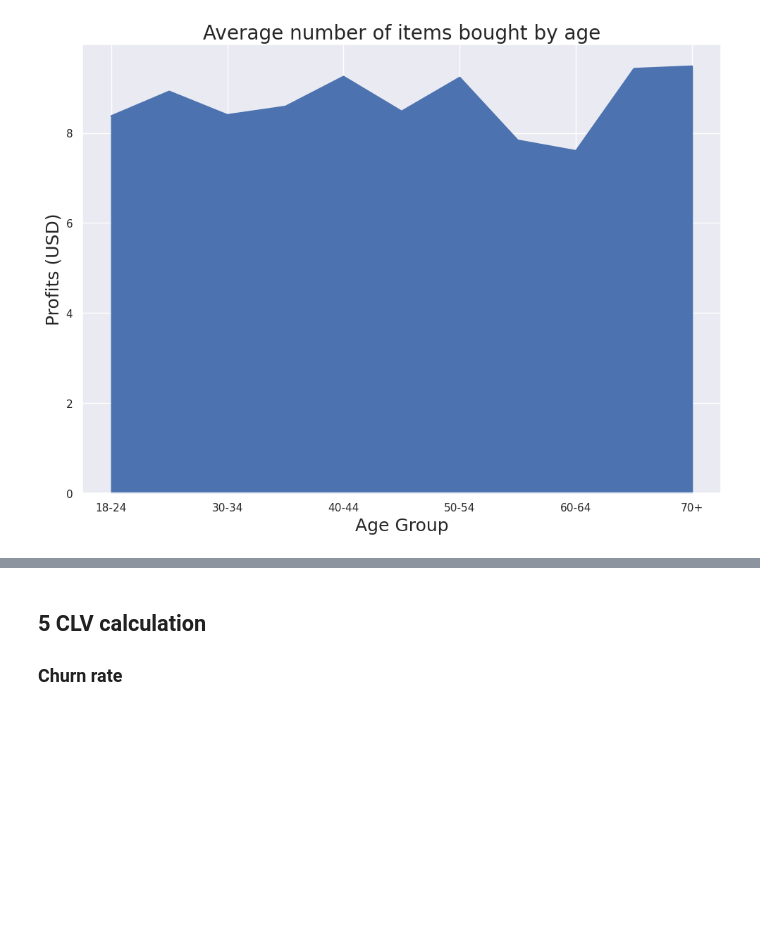
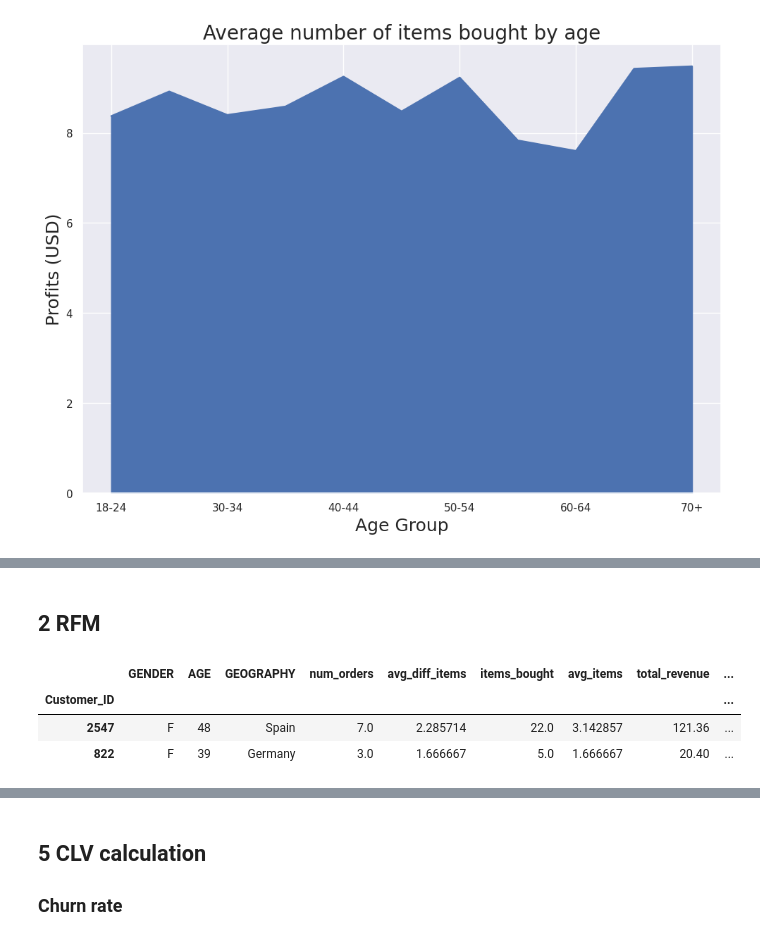
Before and after one commit to Faskill/RBS-Oracle-Project, a Jupyter notebook: Oracle_Project_RBS.ipynb, the cells around one changed output, grey strips where cells are left out. Saved outputs shown, nothing was run; the diff lists cells and outputs as text; code cells hidden in the pictures; blank space fills up the shorter version.

```diff
--- a/Oracle_Project_RBS.ipynb
+++ b/Oracle_Project_RBS.ipynb
@@ -351,0 +445,10 @@ plt.show()
+# %% [markdown]
+## 2 RFM
+# %%
+# Monetary value has already been calculated, it is in the total revenue column of our dataframe
+customers_df.head(2)
+# %% [output]
+|  | GENDER | AGE | GEOGRAPHY | num_orders | avg_diff_items | items_bought | avg_items | total_revenue | ... |
+| Customer_ID |  |  |  |  |  |  |  |  | ... |
+| 2547 | F | 48 | Spain | 7.0 | 2.285714 | 22.0 | 3.142857 | 121.36 | ... |
+| 822 | F | 39 | Germany | 3.0 | 1.666667 | 5.0 | 1.666667 | 20.40 | ... |
```
Also changed, not shown: parts of 15 cells of this notebook, 1 other file.
